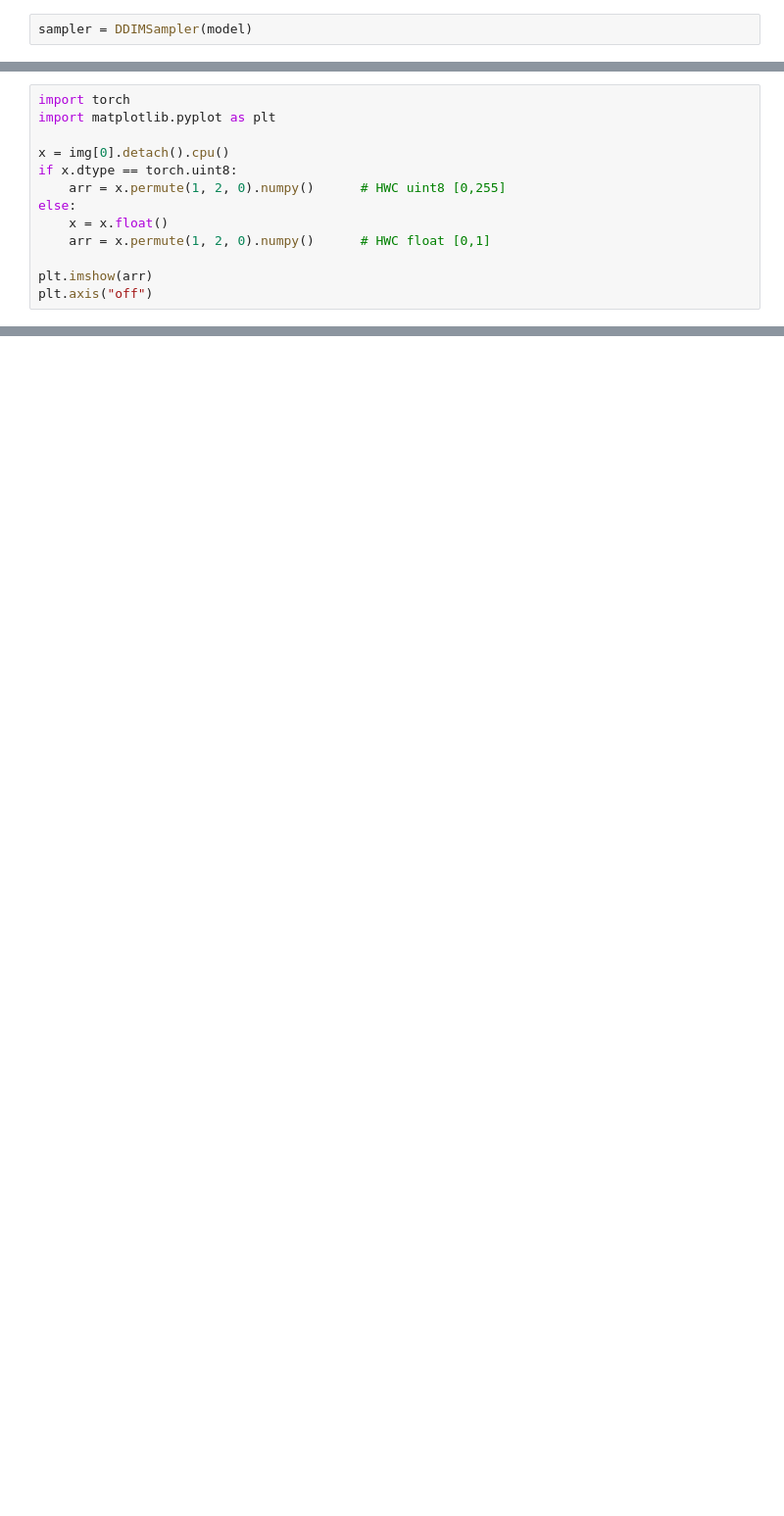
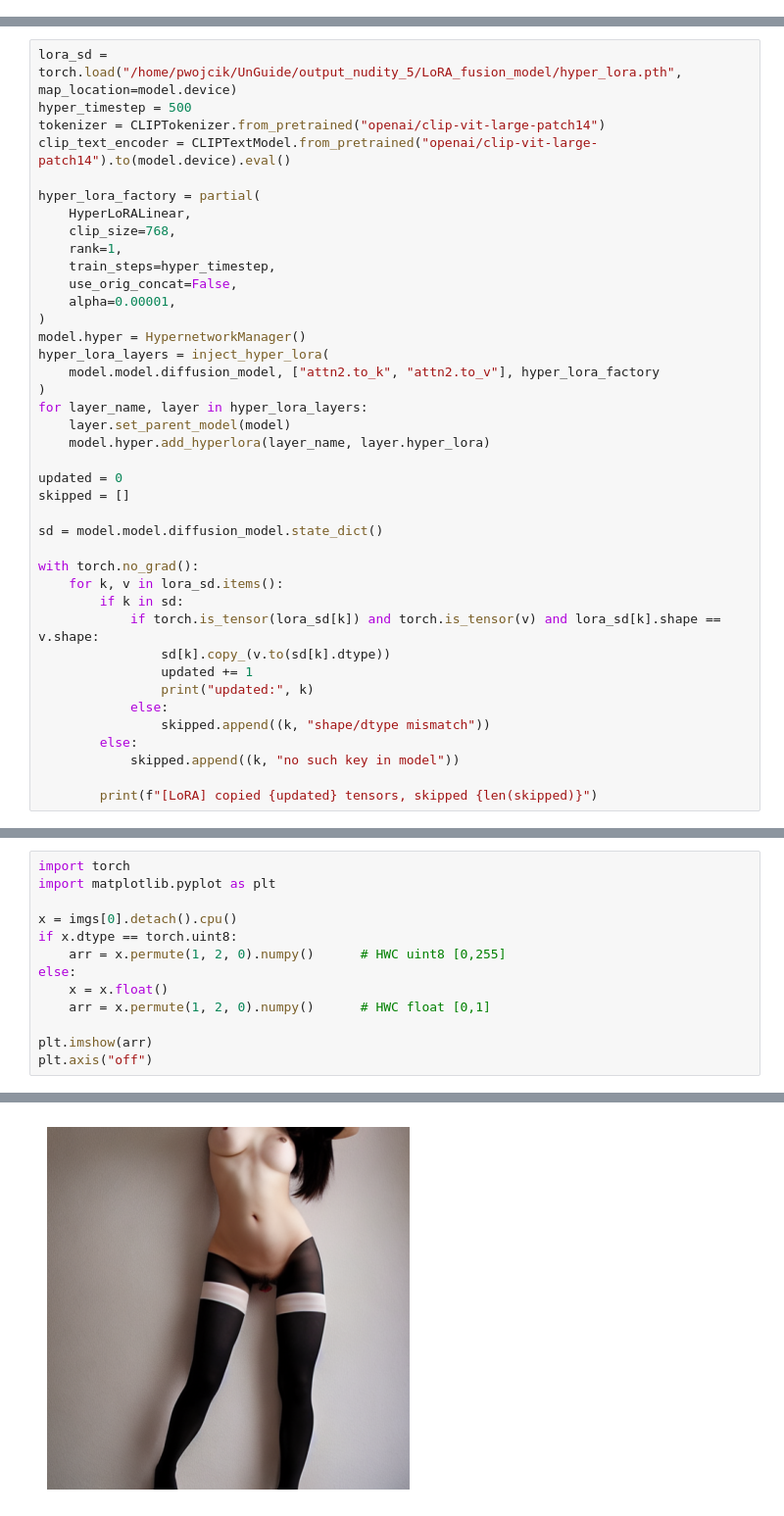
Before and after one commit to piotrmwojcik/UnGuide, a Jupyter notebook: notebooks/minimal_notebook.ipynb, the cells around one changed output, grey strips where cells are left out. Shown at 98% size. Drawn from its saved outputs; the diff is of its cells as text; blank space fills up the shorter version.

```diff
--- a/notebooks/minimal_notebook.ipynb
+++ b/notebooks/minimal_notebook.ipynb
@@ -94,2 +100,0 @@ def generate_and_save_sd_images(
-# %%
-sampler = DDIMSampler(model)
@@ -105,0 +156,40 @@ img = generate_and_save_sd_images(
+# %%
+lora_sd = torch.load("/home/pwojcik/UnGuide/output_nudity_5/LoRA_fusion_model/hyper_lora.pth", map_location=model.device)
+hyper_timestep = 500
+tokenizer = CLIPTokenizer.from_pretrained("openai/clip-vit-large-patch14")
+clip_text_encoder = CLIPTextModel.from_pretrained("openai/clip-vit-large-patch14").to(model.device).eval()
+
+hyper_lora_factory = partial(
+    HyperLoRALinear,
+    clip_size=768,
+    rank=1,
+    train_steps=hyper_timestep,
+    use_orig_concat=False,
+    alpha=0.00001,
+)
+model.hyper = HypernetworkManager()
+hyper_lora_layers = inject_hyper_lora(
+    model.model.diffusion_model, ["attn2.to_k", "attn2.to_v"], hyper_lora_factory
+)
+for layer_name, layer in hyper_lora_layers:
+    layer.set_parent_model(model)
+    model.hyper.add_hyperlora(layer_name, layer.hyper_lora)
+
+updated = 0
+skipped = []
+
+sd = model.model.diffusion_model.state_dict()
+
+with torch.no_grad():
+    for k, v in lora_sd.items():
+        if k in sd:
+            if torch.is_tensor(lora_sd[k]) and torch.is_tensor(v) and lora_sd[k].shape == v.shape:
+                sd[k].copy_(v.to(sd[k].dtype))
+                updated += 1
+                print("updated:", k)
+            else:
+                skipped.append((k, "shape/dtype mismatch"))
+        else:
+            skipped.append((k, "no such key in model"))
+
+        print(f"[LoRA] copied {updated} tensors, skipped {len(skipped)}")
@@ -107,7 +318,7 @@ img = generate_and_save_sd_images(
 import torch
 import matplotlib.pyplot as plt
 
-x = img[0].detach().cpu()
+x = imgs[0].detach().cpu()
 if x.dtype == torch.uint8:
     arr = x.permute(1, 2, 0).numpy()      # HWC uint8 [0,255]
 else:
@@ -116,3 +327,4 @@ else:
 
 plt.imshow(arr)
 plt.axis("off")
+# %% [output]
@@ -118,0 +332 @@ plt.axis("off")
+[figure, added]
```
Also changed, not shown: parts of 11 cells of this notebook, 2 other files.
